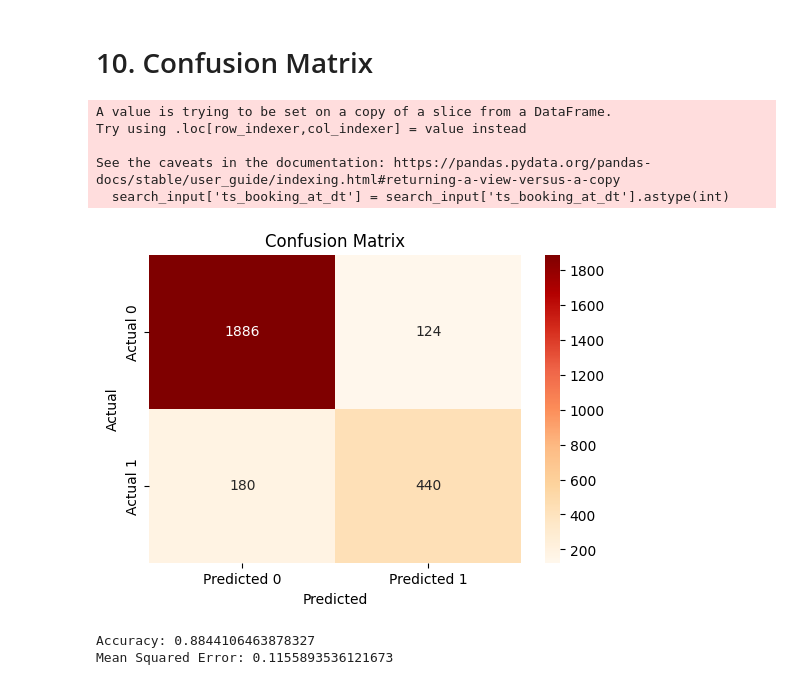
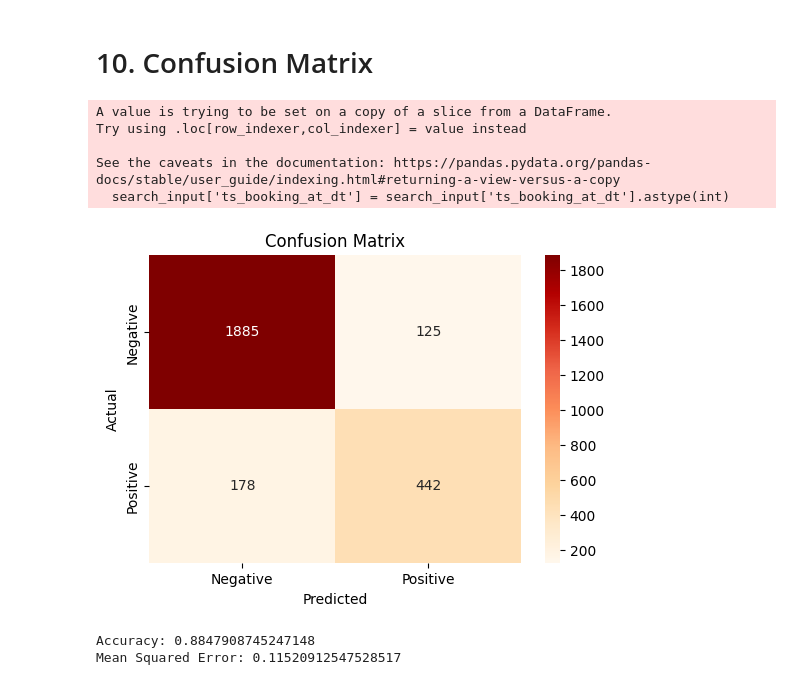
Before and after one commit to ango10/DATA24-, a Jupyter notebook: EDA_final.ipynb, the cells around one changed output. Saved outputs shown, nothing was run; the diff lists cells and outputs as text; code cells hidden in the pictures.

Commit message:
cm 88.48% accuracy

```diff
--- a/EDA_final.ipynb
+++ b/EDA_final.ipynb
@@ -405,38 +405,38 @@ for i in range(len(search_input)):
 search_input['ts_booking_at_dt'] = search_input['ts_booking_at_dt'].astype(int)
 search_input = search_input.dropna()
 search_input['filter_price_max'] = search_input['filter_price_max'].astype(int)
 inputs = search_input[['n_nights', 'n_guests_max', 'filter_price_max', 'n_messages']]
 outputs = search_input['ts_booking_at_dt']
 
 X_train, X_test, y_train, y_test = train_test_split(inputs, outputs, test_size=0.2, random_state=42)
 model = DecisionTreeClassifier()
 model.fit(X_train, y_train)
 y_pred = model.predict(X_test)
 
 cm = confusion_matrix(y_test, y_pred)
 plt.figure(figsize=(6, 4))
 sns.heatmap(cm, annot=True, cmap="OrRd", fmt='g',
-            xticklabels=['Predicted 0', 'Predicted 1'],
-            yticklabels=['Actual 0', 'Actual 1'])
+            xticklabels=['Negative', 'Positive'],
+            yticklabels=['Negative', 'Positive'])
 plt.xlabel('Predicted')
 plt.ylabel('Actual')
 plt.title('Confusion Matrix')
 plt.show()
 
 accuracy = accuracy_score(y_test, y_pred)
 print("\nAccuracy:", accuracy)
 
 mse = mean_squared_error(y_test, y_pred)
 print("Mean Squared Error:", mse)
 # %% [output]
 A value is trying to be set on a copy of a slice from a DataFrame.
 Try using .loc[row_indexer,col_indexer] = value instead
 
 See the caveats in the documentation: https://pandas.pydata.org/pandas-docs/stable/user_guide/indexing.html#returning-a-view-versus-a-copy
   search_input['ts_booking_at_dt'] = search_input['ts_booking_at_dt'].astype(int)
-[figure, old version]
+[figure, new version]
-Accuracy: 0.8844106463878327
-Mean Squared Error: 0.1155893536121673
+Accuracy: 0.8847908745247148
+Mean Squared Error: 0.11520912547528517
 # %% [markdown]
 <a style='text-decoration:none;line-height:16px;display:flex;color:#5B5B62;padding:10px;justify-content:end;' href='https://deepnote.com?utm_source=created-in-deepnote-cell&projectId=6cced6a8-fe40-40d7-b88b-a3eb124108df' target="_blank">
 <img alt='Created in deepnote.com' style='display:inline;max-height:16px;margin:0px;margin-right:7.5px;' src='embedded-picture-1' > </img>
```
